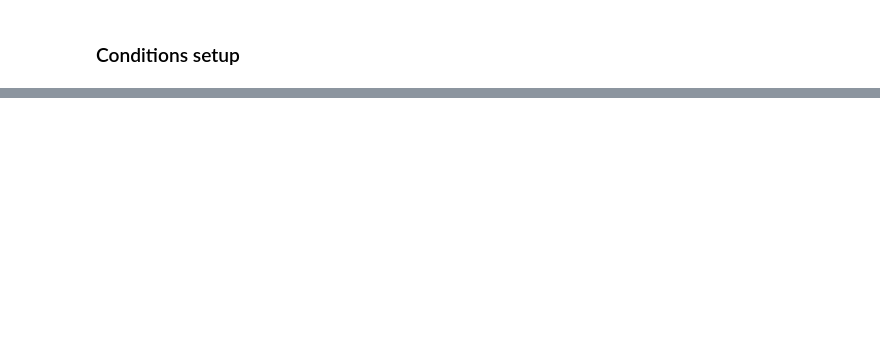
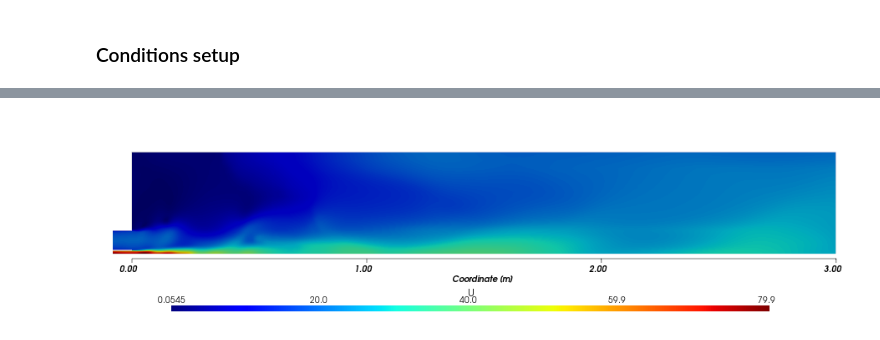
Before and after one commit to wallytutor/OpenFOAM, a Jupyter notebook: tutorials/multicomponentFluid/methaneAirSentivity/report.ipynb, the cells around one changed output, grey strips where cells are left out. Saved outputs shown, nothing was run; the diff lists cells and outputs as text; code cells hidden in the pictures; blank space fills up the shorter version.

```diff
--- a/tutorials/multicomponentFluid/methaneAirSentivity/report.ipynb
+++ b/tutorials/multicomponentFluid/methaneAirSentivity/report.ipynb
@@ -222,0 +366,8 @@ display(Markdown(table_oxid))
+# %%
+#| echo: false
+#| fig-align: center
+#| fig-cap: Velocity magnitude field for reference case.
+#| label: fig-field-velocity-1
+plot_slice(mesh, scalars="U", cmap="jet")
+# %% [output]
+[figure, added]
```
Also changed, not shown: parts of 13 cells of this notebook, 3 other files.
